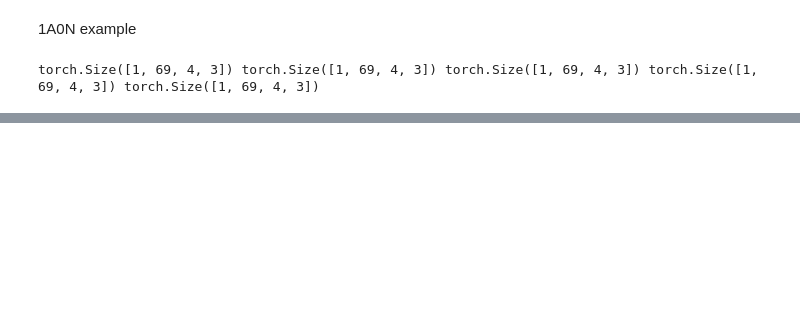
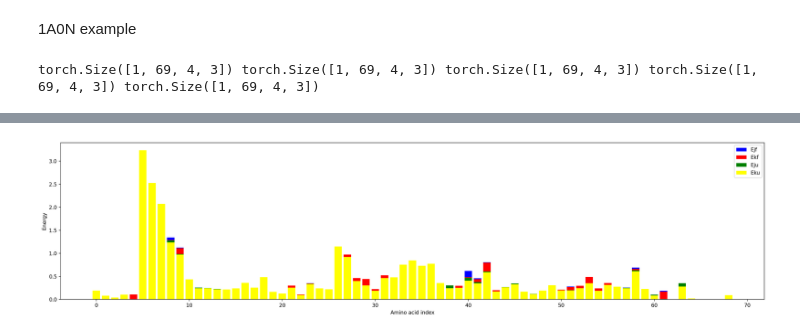
Before and after one commit to nissimbrami/DeepEF-Thesis, a Jupyter notebook: experiments/thermodybamic inference.ipynb, the cells around one changed output, grey strips where cells are left out. Cells and saved outputs as stored; diff of their text form; code cells hidden in the pictures; blank space fills up the shorter version.

```diff
--- a/experiments/thermodybamic inference.ipynb
+++ b/experiments/thermodybamic inference.ipynb
@@ -205,0 +236,20 @@ tensor([222.4438], device='cuda:0', grad_fn=<SumBackward1>)
+# %%
+# plot the energy in bar plot
+amino_acid_range = np.arange(0, len(Ejf))
+plt.figure(figsize=(20, 5))
+# plot the bars next to each other
+
+plt.bar(amino_acid_range, Ejf.detach().cpu().numpy()**2, color='blue', label='Ejf')
+plt.bar(amino_acid_range, Ekf.detach().cpu().numpy()**2, color='red', label='Ekf')
+plt.bar(amino_acid_range, Eju.detach().cpu().numpy()**2, color='green', label='Eju')
+plt.bar(amino_acid_range, Eku.detach().cpu().numpy()**2, color='yellow', label='Eku')
+# plt.bar(amino_acid_range, Exd.detach().cpu().numpy()**2, color='black', label='Exd')
+plt.legend()
+plt.xlabel('Amino acid index')
+plt.ylabel('Energy')
+
+# Display the plot
+plt.tight_layout()
+plt.show()
+# %% [output]
+[figure, added]
```
Also changed, not shown: parts of 7 cells of this notebook, 2 other files.
